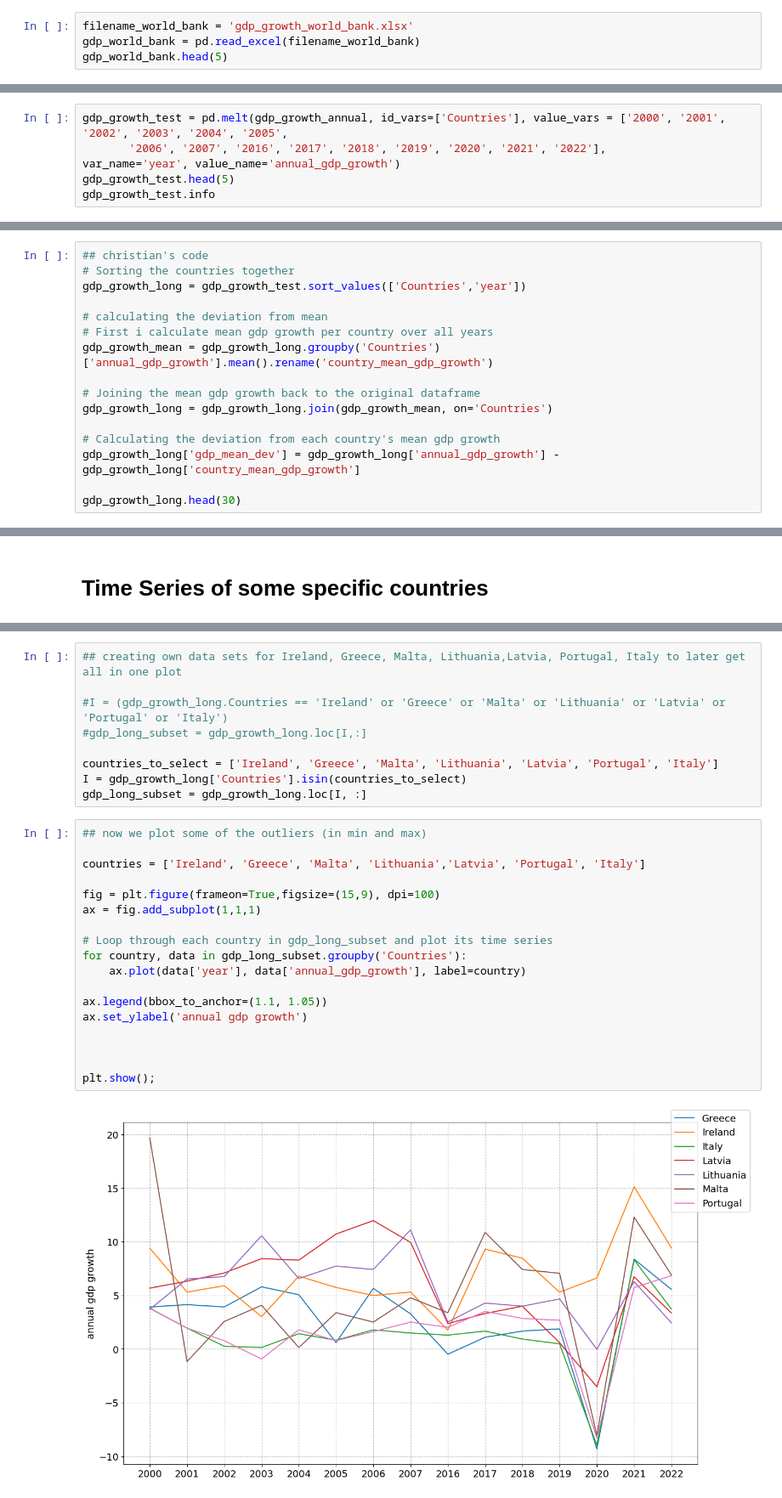
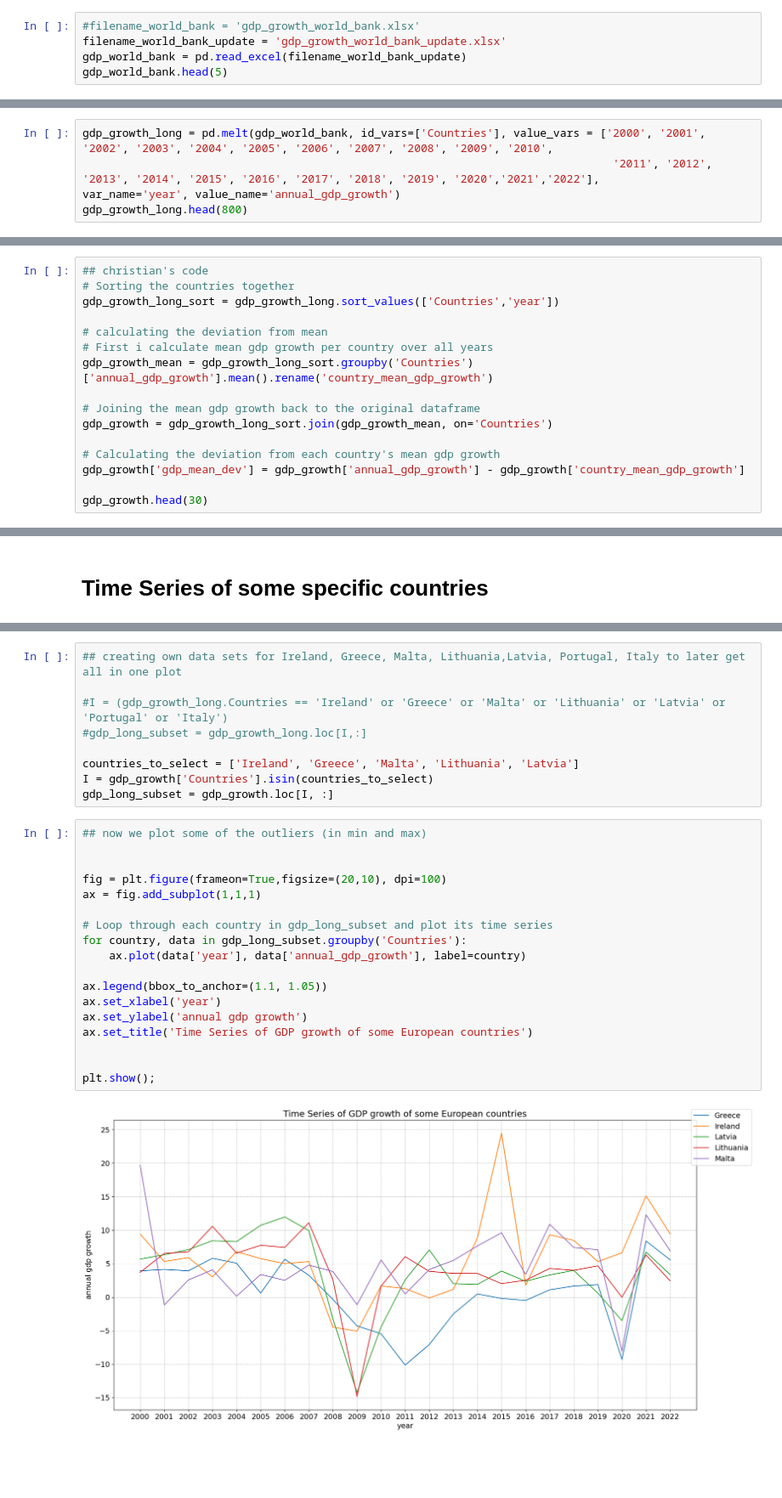
Before and after one commit to NumEconCopenhagen/projects-2024-darja-christian, a Jupyter notebook: dataproject/Darja_Work.ipynb, the cells around one changed output, grey strips where cells are left out. Shown at 85% size. Cells and saved outputs as stored; diff of their text form; blank space fills up the shorter version.

```diff
--- a/dataproject/Darja_Work.ipynb
+++ b/dataproject/Darja_Work.ipynb
@@ -51,8 +29,9 @@ pd.read_excel(filename_1, skiprows= [1, 2, 3, 4, 5, 7,12], sheet_name= 'Sheet 1'
 ## data from world bank might be nicer to work with than euro stats!
 ## contains gdp growth and gdp per capita growth
 # %%
-filename_world_bank = 'gdp_growth_world_bank.xlsx'
-gdp_world_bank = pd.read_excel(filename_world_bank)
+#filename_world_bank = 'gdp_growth_world_bank.xlsx'
+filename_world_bank_update = 'gdp_growth_world_bank_update.xlsx'
+gdp_world_bank = pd.read_excel(filename_world_bank_update)
 gdp_world_bank.head(5)
 # %% [output]
 |  | Series Name | Series Code | Country Name | Country Code | 2000 [YR2000] | 2001 [YR2001] | 2002 [YR2002] | ... |
@@ -141,7 +111,6 @@ gdp_per_capita_long
 # %%
-gdp_growth_test = pd.melt(gdp_growth_annual, id_vars=['Countries'], value_vars = ['2000', '2001', '2002', '2003', '2004', '2005',
-       '2006', '2007', '2016', '2017', '2018', '2019', '2020', '2021', '2022'],
+gdp_growth_long = pd.melt(gdp_world_bank, id_vars=['Countries'], value_vars = ['2000', '2001', '2002', '2003', '2004', '2005', '2006', '2007', '2008', '2009', '2010',
+                                                                                '2011', '2012', '2013', '2014', '2015', '2016', '2017', '2018', '2019', '2020','2021','2022'],
 var_name='year', value_name='annual_gdp_growth')
-gdp_growth_test.head(5)
-gdp_growth_test.info
+gdp_growth_long.head(800)
 # %% [output]
@@ -185,18 +139,18 @@ gdp_world_bank.head(5)
 # %%
 ## christian's code
 # Sorting the countries together
-gdp_growth_long = gdp_growth_test.sort_values(['Countries','year'])
+gdp_growth_long_sort = gdp_growth_long.sort_values(['Countries','year'])
 
 # calculating the deviation from mean
 # First i calculate mean gdp growth per country over all years
-gdp_growth_mean = gdp_growth_long.groupby('Countries')['annual_gdp_growth'].mean().rename('country_mean_gdp_growth')
+gdp_growth_mean = gdp_growth_long_sort.groupby('Countries')['annual_gdp_growth'].mean().rename('country_mean_gdp_growth')
 
 # Joining the mean gdp growth back to the original dataframe
-gdp_growth_long = gdp_growth_long.join(gdp_growth_mean, on='Countries')
+gdp_growth = gdp_growth_long_sort.join(gdp_growth_mean, on='Countries')
 
 # Calculating the deviation from each country's mean gdp growth
-gdp_growth_long['gdp_mean_dev'] = gdp_growth_long['annual_gdp_growth'] - gdp_growth_long['country_mean_gdp_growth']
+gdp_growth['gdp_mean_dev'] = gdp_growth['annual_gdp_growth'] - gdp_growth['country_mean_gdp_growth']
 
-gdp_growth_long.head(30)
+gdp_growth.head(30)
 # %% [output]
 |  | Countries | year | annual_gdp_growth | country_mean_gdp_growth | gdp_mean_dev |
@@ -311,26 +265,26 @@ Counting how often a EU-country had the lowest gdp growth per year:
 #I = (gdp_growth_long.Countries == 'Ireland' or 'Greece' or 'Malta' or 'Lithuania' or 'Latvia' or 'Portugal' or 'Italy')
 #gdp_long_subset = gdp_growth_long.loc[I,:]
 
-countries_to_select = ['Ireland', 'Greece', 'Malta', 'Lithuania', 'Latvia', 'Portugal', 'Italy']
-I = gdp_growth_long['Countries'].isin(countries_to_select)
-gdp_long_subset = gdp_growth_long.loc[I, :]
+countries_to_select = ['Ireland', 'Greece', 'Malta', 'Lithuania', 'Latvia']
+I = gdp_growth['Countries'].isin(countries_to_select)
+gdp_long_subset = gdp_growth.loc[I, :]
 # %%
 ## now we plot some of the outliers (in min and max)
 
-countries = ['Ireland', 'Greece', 'Malta', 'Lithuania','Latvia', 'Portugal', 'Italy']
 
-fig = plt.figure(frameon=True,figsize=(15,9), dpi=100)
+fig = plt.figure(frameon=True,figsize=(20,10), dpi=100)
 ax = fig.add_subplot(1,1,1)
 
 # Loop through each country in gdp_long_subset and plot its time series
 for country, data in gdp_long_subset.groupby('Countries'):
     ax.plot(data['year'], data['annual_gdp_growth'], label=country)
 
 ax.legend(bbox_to_anchor=(1.1, 1.05))
+ax.set_xlabel('year')
 ax.set_ylabel('annual gdp growth')
-
+ax.set_title('Time Series of GDP growth of some European countries')
 
 
 plt.show();
 # %% [output]
-[figure, old version]
+[figure, new version]
```
Also changed, not shown: parts of 20 cells of this notebook, 1 other file.
